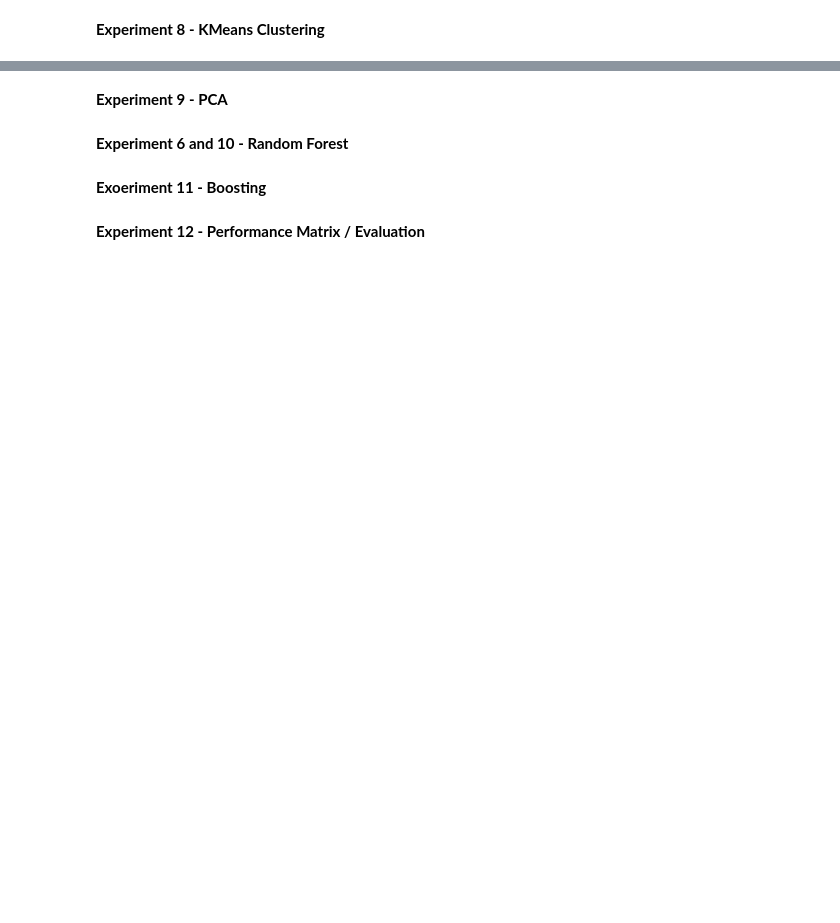
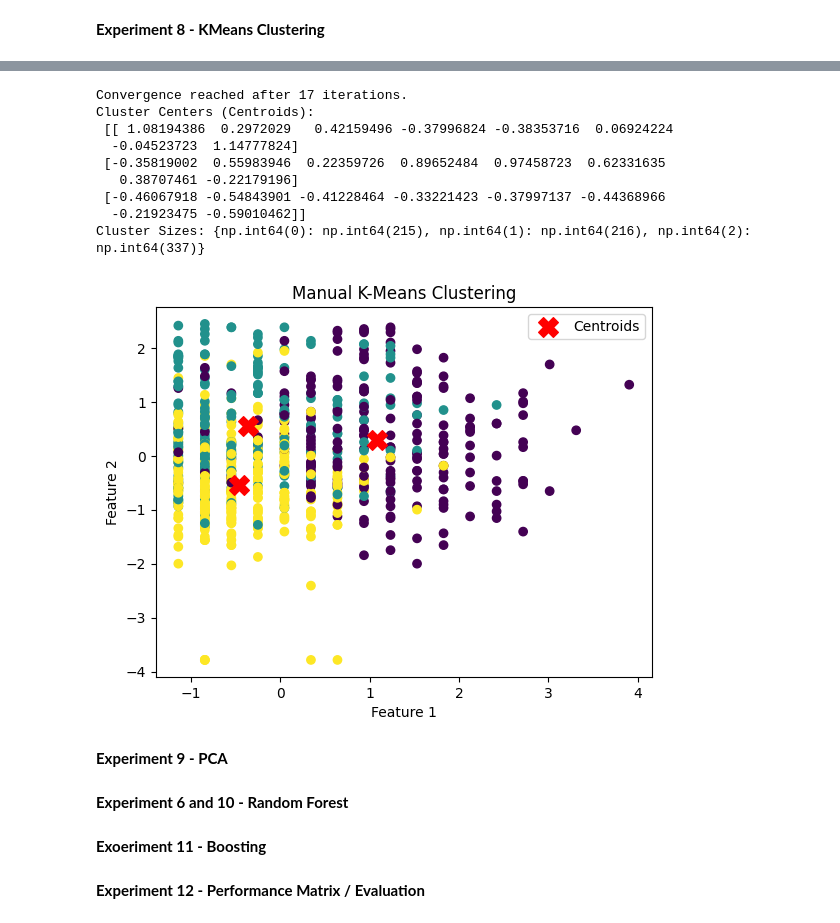
Before and after one commit to rutavmehta/BML, a Jupyter notebook: BML.ipynb, the cells around one changed output, grey strips where cells are left out. Drawn from its saved outputs; the diff is of its cells as text; code cells hidden in the pictures; blank space fills up the shorter version.

```diff
--- a/BML.ipynb
+++ b/BML.ipynb
@@ -156,3 +477,83 @@ NameError: name 'df' is not defined
+# %%
+import pandas as pd
+import numpy as np
+import matplotlib.pyplot as plt
+from sklearn.preprocessing import StandardScaler
+
+# Load the dataset
+df = pd.read_csv(r"/content/drive/MyDrive/archive (2).csv")
+
+# Feature columns: all columns except 'Outcome' (the target column)
+X = df.drop('Outcome', axis=1).values  # Features
+
+# Feature Scaling: Scaling features for better clustering performance
+scaler = StandardScaler()
+X_scaled = scaler.fit_transform(X)  # Scale the features
+
+# Manual K-Means clustering implementation
+def initialize_centroids(X, k):
+    """Randomly initialize k centroids"""
+    np.random.seed(42)  # Set seed for reproducibility
+    random_indices = np.random.choice(X.shape[0], size=k, replace=False)
+    return X[random_indices]
+
+def assign_clusters(X, centroids):
+    """Assign each point to the nearest centroid"""
+    distances = np.linalg.norm(X[:, np.newaxis] - centroids, axis=2)
+    return np.argmin(distances, axis=1)
+
+def update_centroids(X, labels, k):
+    """Update centroids to be the mean of points in each cluster"""
+    centroids = np.zeros((k, X.shape[1]))
+    for i in range(k):
+        centroids[i] = X[labels == i].mean(axis=0)
+    return centroids
+
+def kmeans(X, k, max_iters=100, tol=1e-4):
+    """Main K-Means algorithm"""
+    centroids = initialize_centroids(X, k)
+    for i in range(max_iters):
+        labels = assign_clusters(X, centroids)
+        new_centroids = update_centroids(X, labels, k)
+
+        # Check for convergence (if centroids don't change significantly)
+        if np.all(np.abs(new_centroids - centroids) < tol):
+            print(f"Convergence reached after {i+1} iterations.")
+            break
+        centroids = new_centroids
+
+    return centroids, labels
+
+# Run K-Means manually
+k = 3  # Number of clusters
+centroids, labels = kmeans(X_scaled, k)
+
+# Print the cluster centers (centroids)
+print("Cluster Centers (Centroids):\n", centroids)
+
+# Print the number of samples in each cluster
+unique, counts = np.unique(labels, return_counts=True)
+print("Cluster Sizes:", dict(zip(unique, counts)))
+
+# Visualize the clustering (for 2D visualization, using only the first two features)
+plt.scatter(X_scaled[:, 0], X_scaled[:, 1], c=labels, cmap='viridis')
+plt.scatter(centroids[:, 0], centroids[:, 1], s=200, c='red', marker='X', label='Centroids')
+plt.title("Manual K-Means Clustering")
+plt.xlabel('Feature 1')
+plt.ylabel('Feature 2')
+plt.legend()
+plt.show()
+# %% [output]
+Convergence reached after 17 iterations.
+Cluster Centers (Centroids):
+ [[ 1.08194386  0.2972029   0.42159496 -0.37996824 -0.38353716  0.06924224
+  -0.04523723  1.14777824]
+ [-0.35819002  0.55983946  0.22359726  0.89652484  0.97458723  0.62331635
+   0.38707461 -0.22179196]
+ [-0.46067918 -0.54843901 -0.41228464 -0.33221423 -0.37997137 -0.44368966
+  -0.21923475 -0.59010462]]
+Cluster Sizes: {np.int64(0): np.int64(215), np.int64(1): np.int64(216), np.int64(2): np.int64(337)}
+[figure, added]
 # %% [markdown]
 **Experiment 9 - PCA**
 # %% [markdown]
```
Also changed, not shown: parts of 7 cells of this notebook.
